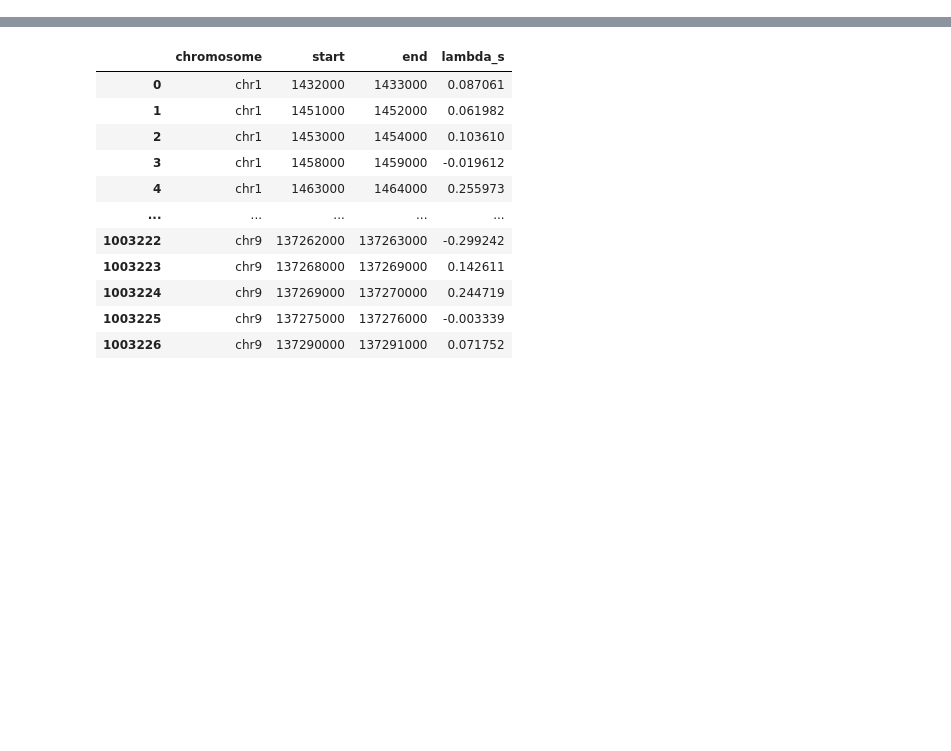
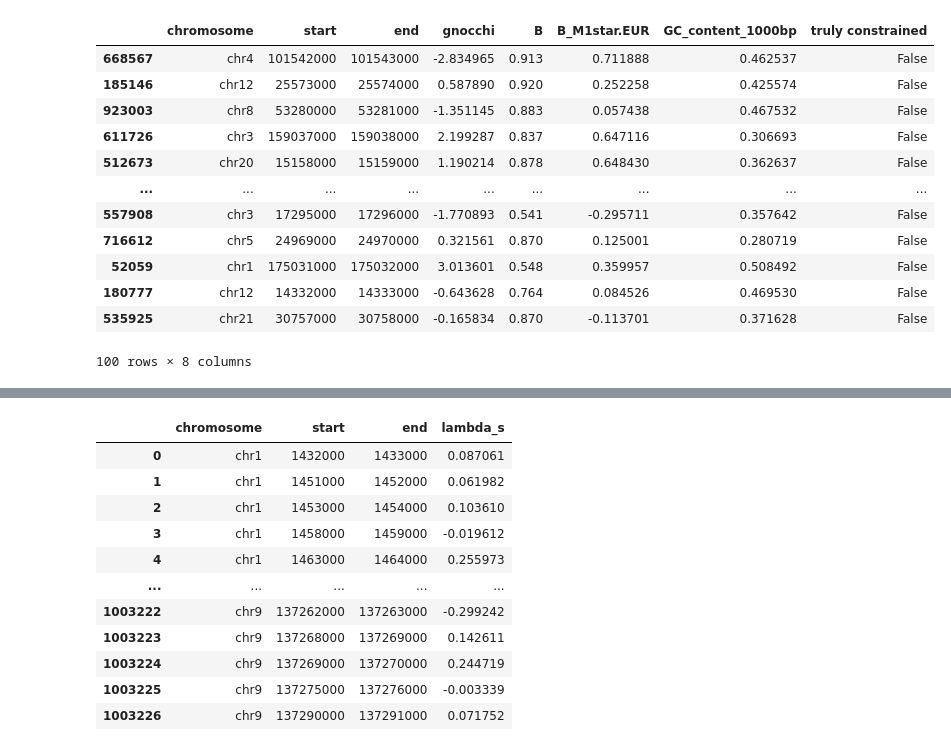
Before and after one commit to quinlan-lab/constraint-tools, a Jupyter notebook: papers/neutral_models_are_biased/8.labeled-enhancers/main.2.ipynb, the cells around one changed output, grey strips where cells are left out. Drawn from its saved outputs; the diff is of its cells as text; code cells hidden in the pictures; blank space fills up the shorter version.

```diff
--- a/papers/neutral_models_are_biased/8.labeled-enhancers/main.2.ipynb
+++ b/papers/neutral_models_are_biased/8.labeled-enhancers/main.2.ipynb
@@ -36,0 +43,28 @@ assign_gnocchi_to_labeled_enhancers()
+# %%
+def get_gnocchi_for_unconstrained_windows(sample_size):
+    df = pd.read_csv(
+        f'{CONSTRAINT_TOOLS_DATA}/chen-et-al-2023-published-version/41586_2023_6045_MOESM4_ESM/Supplementary_Data_2.features.constraint_scores.bed',
+        sep='\t',
+    ) # windows don't overlap exons
+    df = df[df['window overlaps enhancer'] == False] # windows don't overlap enhancers
+    df = df.sample(sample_size)
+    df = df[['chrom', 'start', 'end', 'gnocchi', 'B', 'B_M1star.EUR', 'GC_content_1000bp']]
+    df = df.rename(columns={'chrom': 'chromosome'})
+    df['truly constrained'] = False
+    return df
+
+get_gnocchi_for_unconstrained_windows(sample_size=100)
+# %% [output]
+|  | chromosome | start | end | gnocchi | B | B_M1star.EUR | GC_content_1000bp | truly constrained |
+| 668567 | chr4 | 101542000 | 101543000 | -2.834965 | 0.913 | 0.711888 | 0.462537 | False |
+| 185146 | chr12 | 25573000 | 25574000 | 0.587890 | 0.920 | 0.252258 | 0.425574 | False |
+| 923003 | chr8 | 53280000 | 53281000 | -1.351145 | 0.883 | 0.057438 | 0.467532 | False |
+| 611726 | chr3 | 159037000 | 159038000 | 2.199287 | 0.837 | 0.647116 | 0.306693 | False |
+| 512673 | chr20 | 15158000 | 15159000 | 1.190214 | 0.878 | 0.648430 | 0.362637 | False |
+| ... | ... | ... | ... | ... | ... | ... | ... | ... |
+| 557908 | chr3 | 17295000 | 17296000 | -1.770893 | 0.541 | -0.295711 | 0.357642 | False |
+| 716612 | chr5 | 24969000 | 24970000 | 0.321561 | 0.870 | 0.125001 | 0.280719 | False |
+| 52059 | chr1 | 175031000 | 175032000 | 3.013601 | 0.548 | 0.359957 | 0.508492 | False |
+| 180777 | chr12 | 14332000 | 14333000 | -0.643628 | 0.764 | 0.084526 | 0.469530 | False |
+| 535925 | chr21 | 30757000 | 30758000 | -0.165834 | 0.870 | -0.113701 | 0.371628 | False |
+100 rows × 8 columns
```
Also changed, not shown: parts of 27 cells of this notebook.
